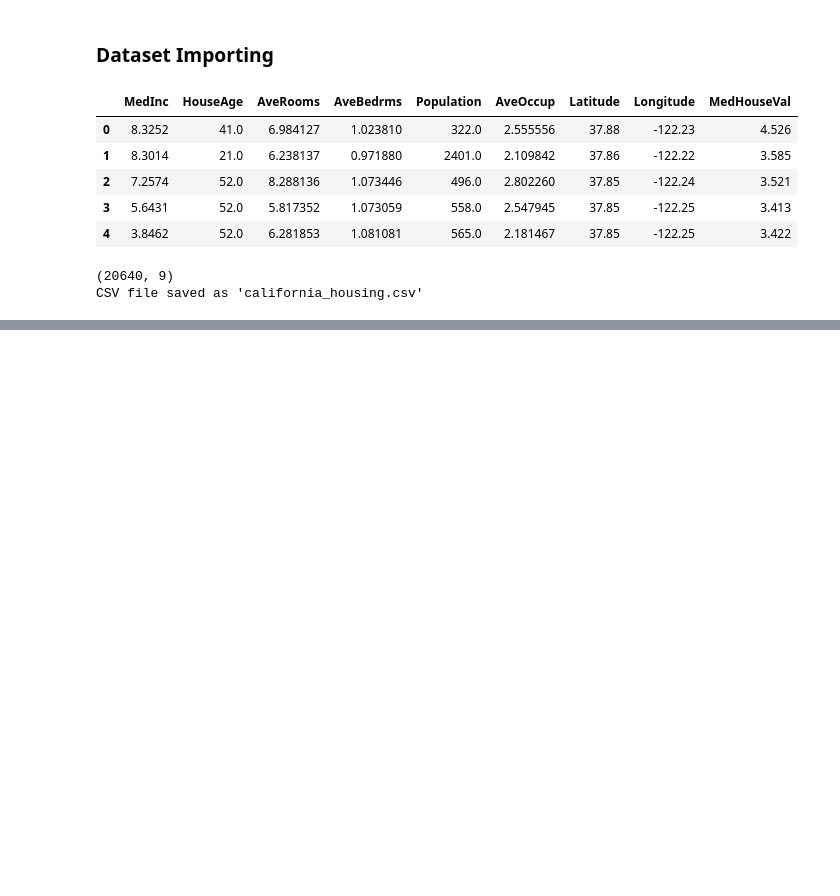
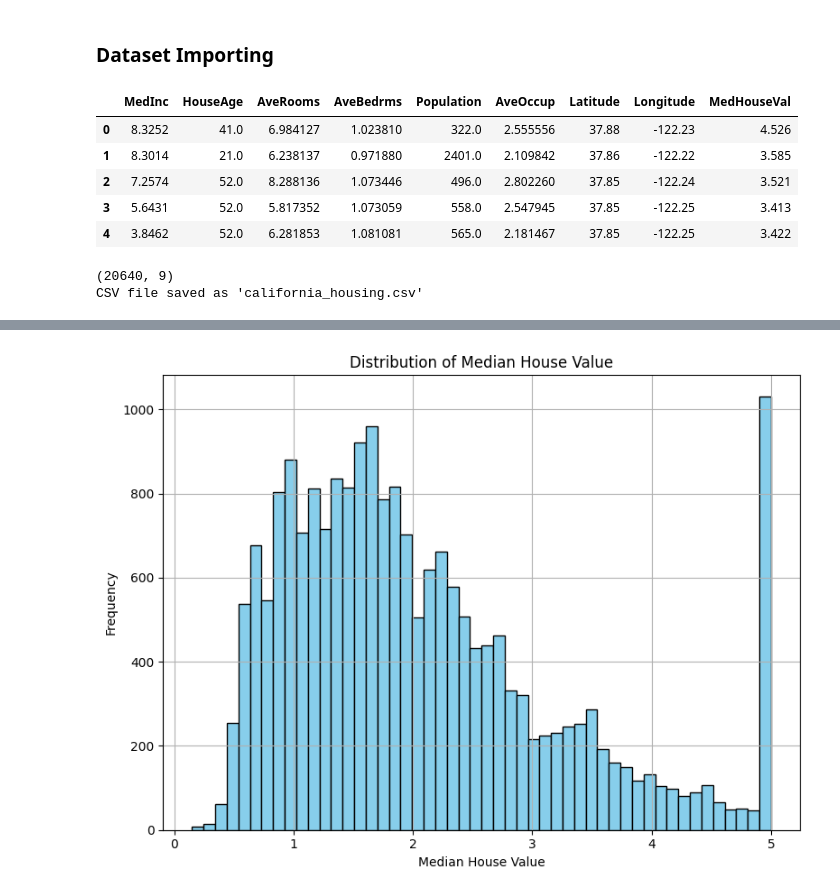
Before and after one commit to Rajveermathur/MLOps-Assignment-BITS, a Jupyter notebook: dataset.ipynb, the cells around one changed output, grey strips where cells are left out. Drawn from its saved outputs; the diff is of its cells as text; code cells hidden in the pictures; blank space fills up the shorter version.

```diff
--- a/dataset.ipynb
+++ b/dataset.ipynb
@@ -31,0 +129,12 @@ CSV file saved as 'california_housing.csv'
+# %%
+# --- HISTOGRAM of Median House Value ---
+plt.figure(figsize=(8, 6))
+plt.hist(df['MedHouseVal'], bins=50, color='skyblue', edgecolor='black')
+plt.title('Distribution of Median House Value')
+plt.xlabel('Median House Value')
+plt.ylabel('Frequency')
+plt.grid(True)
+plt.tight_layout()
+plt.show()
+# %% [output]
+[figure, added]
```
Also changed, not shown: parts of 16 cells of this notebook.
